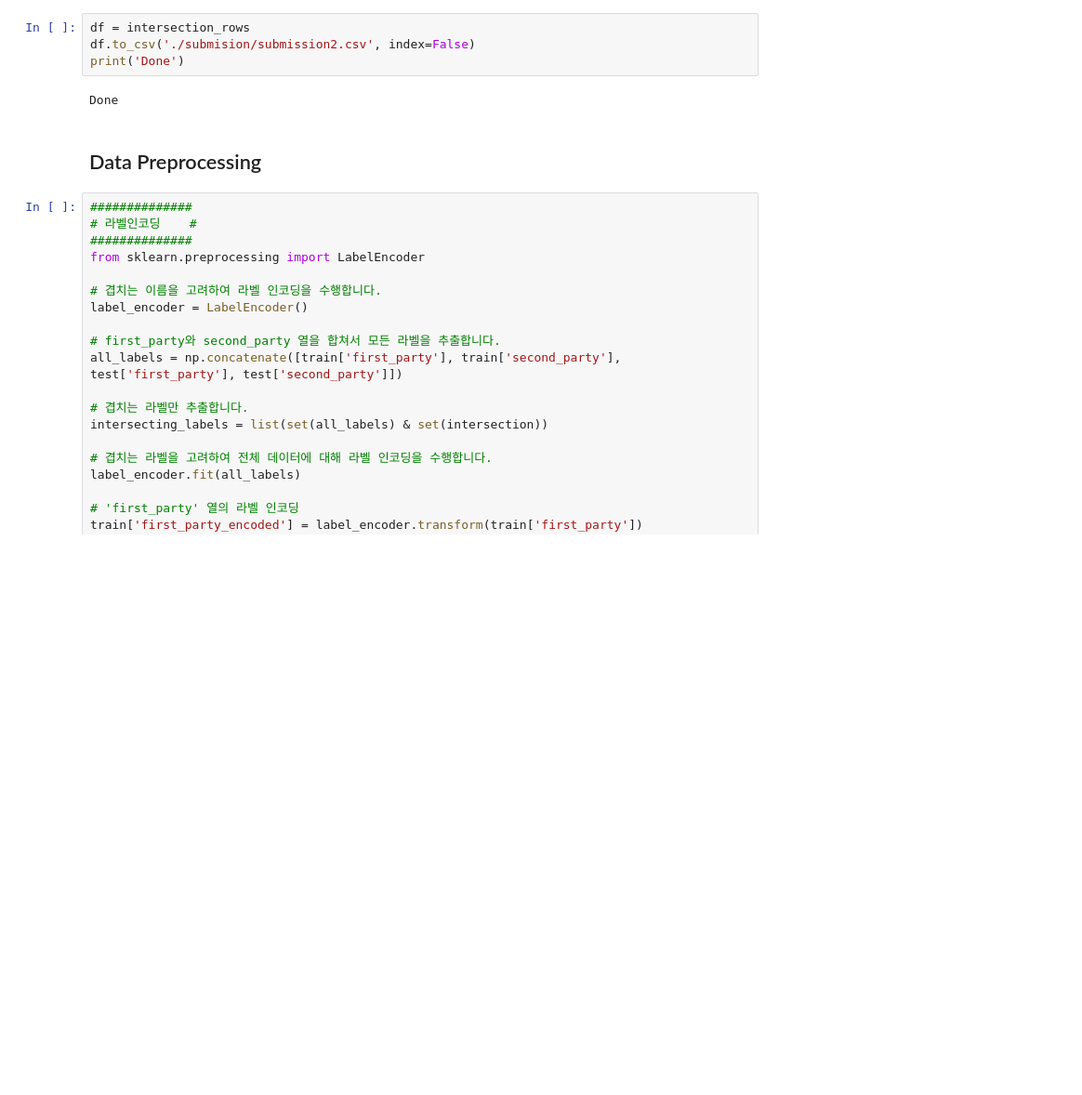
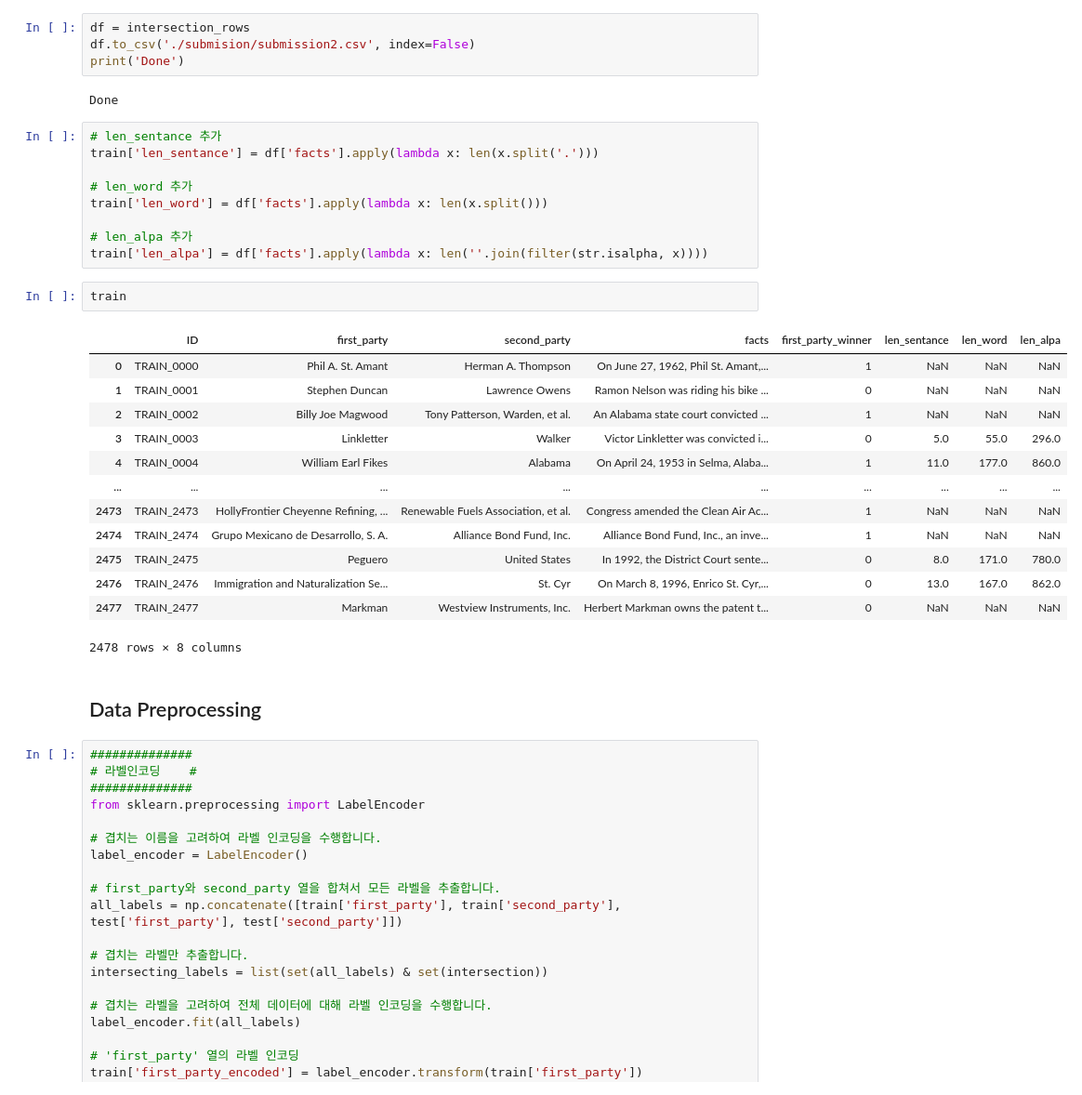
Before and after one commit to being0606/DACON_Judge, a Jupyter notebook: [labeling]_TfidfVectorizer + LogisticRegression.ipynb, the cells around one changed output. Shown: that part at 93% size. Cells and saved outputs as stored; diff of their text form; blank space fills up the shorter version.

```diff
--- a/[labeling]_TfidfVectorizer + LogisticRegression.ipynb
+++ b/[labeling]_TfidfVectorizer + LogisticRegression.ipynb
@@ -86,6 +86,31 @@ df.to_csv('./submision/submission2.csv', index=False)
 print('Done')
 # %% [output]
 Done
+# %%
+# len_sentance 추가
+train['len_sentance'] = df['facts'].apply(lambda x: len(x.split('.')))
+
+# len_word 추가
+train['len_word'] = df['facts'].apply(lambda x: len(x.split()))
+
+# len_alpa 추가
+train['len_alpa'] = df['facts'].apply(lambda x: len(''.join(filter(str.isalpha, x))))
+# %%
+train
+# %% [output]
+|  | ID | first_party | second_party | facts | first_party_winner | len_sentance | len_word | len_alpa |
+| 0 | TRAIN_0000 | Phil A. St. Amant | Herman A. Thompson | On June 27, 1962, Phil St. Amant,... | 1 | NaN | NaN | NaN |
+| 1 | TRAIN_0001 | Stephen Duncan | Lawrence Owens | Ramon Nelson was riding his bike ... | 0 | NaN | NaN | NaN |
+| 2 | TRAIN_0002 | Billy Joe Magwood | Tony Patterson, Warden, et al. | An Alabama state court convicted ... | 1 | NaN | NaN | NaN |
+| 3 | TRAIN_0003 | Linkletter | Walker | Victor Linkletter was convicted i... | 0 | 5.0 | 55.0 | 296.0 |
+| 4 | TRAIN_0004 | William Earl Fikes | Alabama | On April 24, 1953 in Selma, Alaba... | 1 | 11.0 | 177.0 | 860.0 |
+| ... | ... | ... | ... | ... | ... | ... | ... | ... |
+| 2473 | TRAIN_2473 | HollyFrontier Cheyenne Refining, ... | Renewable Fuels Association, et al. | Congress amended the Clean Air Ac... | 1 | NaN | NaN | NaN |
+| 2474 | TRAIN_2474 | Grupo Mexicano de Desarrollo, S. A. | Alliance Bond Fund, Inc. | Alliance Bond Fund, Inc., an inve... | 1 | NaN | NaN | NaN |
+| 2475 | TRAIN_2475 | Peguero | United States | In 1992, the District Court sente... | 0 | 8.0 | 171.0 | 780.0 |
+| 2476 | TRAIN_2476 | Immigration and Naturalization Se... | St. Cyr | On March 8, 1996, Enrico St. Cyr,... | 0 | 13.0 | 167.0 | 862.0 |
+| 2477 | TRAIN_2477 | Markman | Westview Instruments, Inc. | Herbert Markman owns the patent t... | 0 | NaN | NaN | NaN |
+2478 rows × 8 columns
 # %% [markdown]
 ## Data Preprocessing
 # %%
```
Also changed, not shown: parts of 10 cells of this notebook.
